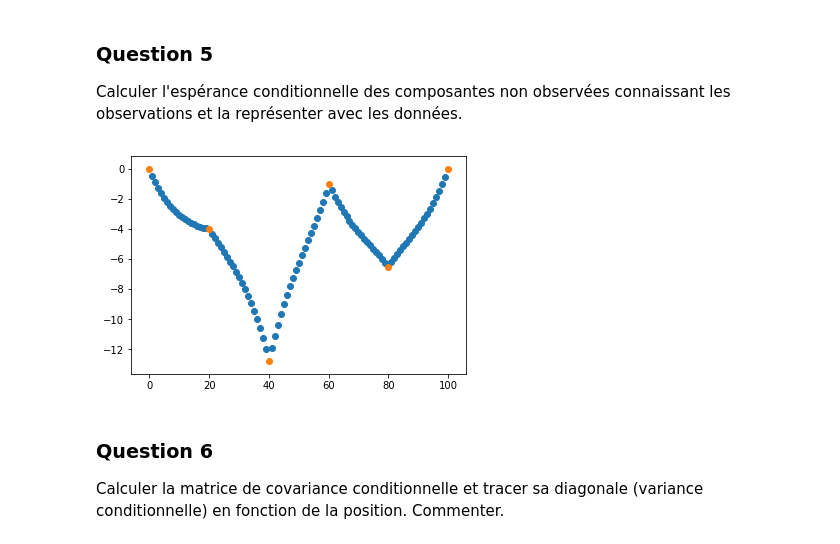
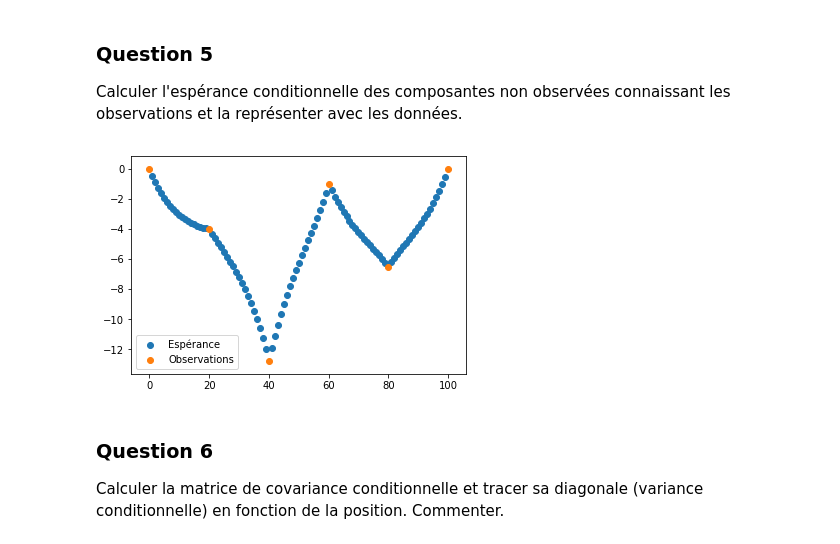
Before and after one commit to eva-decorps/projet_num-rique_proba_floref_eva, a Jupyter notebook: notebook_proba.ipynb, the cells around one changed output. Cells and saved outputs as stored; diff of their text form; code cells hidden in the pictures.

```diff
--- a/notebook_proba.ipynb
+++ b/notebook_proba.ipynb
@@ -226,13 +226,14 @@ Calculer l'espérance conditionnelle des composantes non observées connaissant
 # %%
 m_U=mu*np.ones(N-n)
 m_O=mu*np.ones(n)
 phi_UsachantO=m_U+np.dot(C_observation_unknown, np.dot(np.linalg.inv(C_observation),depth-m_O))
 
-plt.scatter(unknown_indexes,phi_UsachantO)
-plt.scatter(observation_indexes,depth)
+plt.scatter(unknown_indexes,phi_UsachantO,label='Espérance')
+plt.scatter(observation_indexes,depth,label='Observations')
+plt.legend()
 plt.show()
 # %% [output]
-[figure, old version]
+[figure, new version]
 # %% [markdown]
 ### Question 6
 Calculer la matrice de covariance conditionnelle et tracer sa diagonale (variance conditionnelle) en fonction de la position. Commenter.
```
Also changed, not shown: parts of 9 cells of this notebook.
